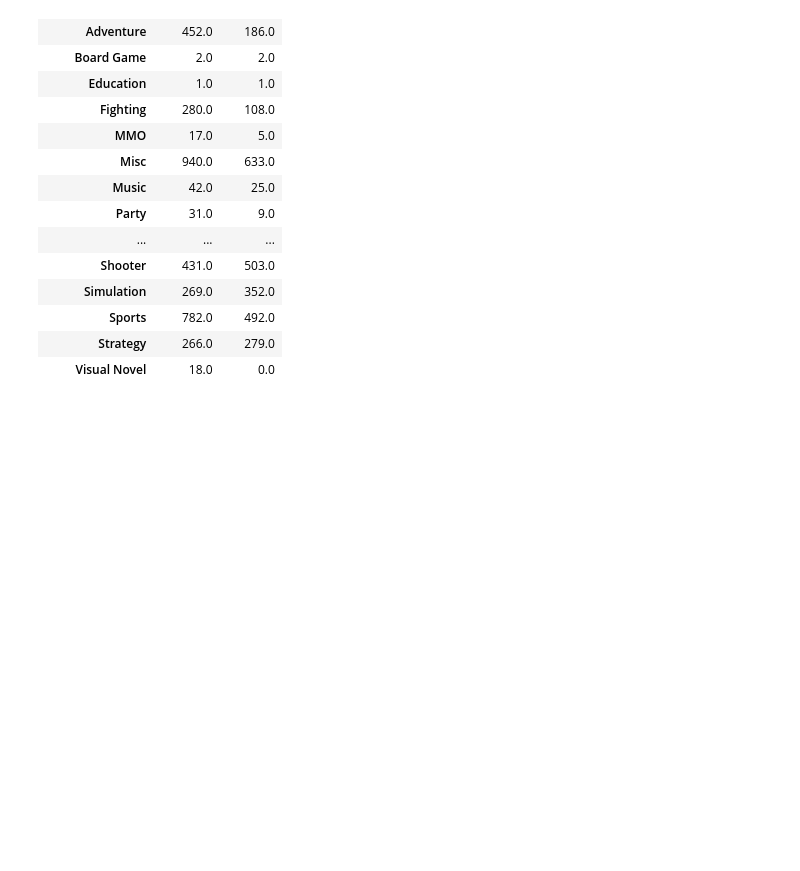
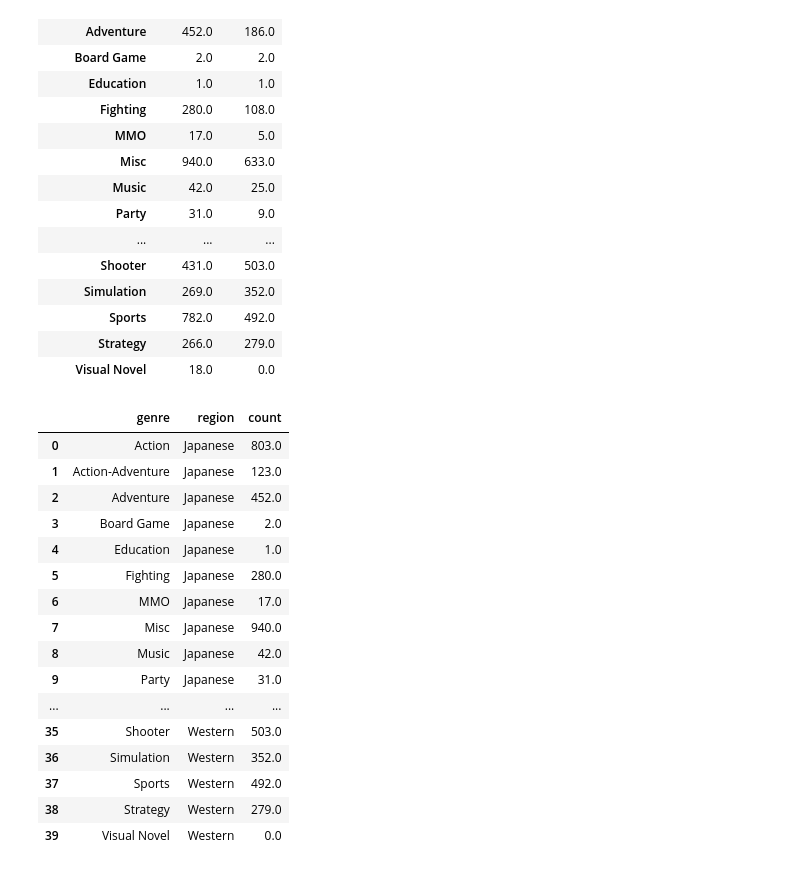
Before and after one commit to PawelG-WWA/Public_Projects, a Jupyter notebook: DataAnalysis/VideoGamesAnalysis/metacritic_analysis.ipynb, the cells around one changed output. Saved outputs shown, nothing was run; the diff lists cells and outputs as text; code cells hidden in the pictures; blank space fills up the shorter version.

```diff
--- a/DataAnalysis/VideoGamesAnalysis/metacritic_analysis.ipynb
+++ b/DataAnalysis/VideoGamesAnalysis/metacritic_analysis.ipynb
@@ -476,6 +465,25 @@ df_regional_releases
 | Visual Novel | 18.0 | 0.0 |
 # %%
 region_comparison = df_regional_releases.reset_index().melt(id_vars='genre', var_name='region', value_name='count')
+region_comparison
+# %% [output]
+|  | genre | region | count |
+| 0 | Action | Japanese | 803.0 |
+| 1 | Action-Adventure | Japanese | 123.0 |
+| 2 | Adventure | Japanese | 452.0 |
+| 3 | Board Game | Japanese | 2.0 |
+| 4 | Education | Japanese | 1.0 |
+| 5 | Fighting | Japanese | 280.0 |
+| 6 | MMO | Japanese | 17.0 |
+| 7 | Misc | Japanese | 940.0 |
+| 8 | Music | Japanese | 42.0 |
+| 9 | Party | Japanese | 31.0 |
+| ... | ... | ... | ... |
+| 35 | Shooter | Western | 503.0 |
+| 36 | Simulation | Western | 352.0 |
+| 37 | Sports | Western | 492.0 |
+| 38 | Strategy | Western | 279.0 |
+| 39 | Visual Novel | Western | 0.0 |
 # %%
 plt = px.bar(region_comparison, x='genre', y='count', color='region')
 plt.show()
```
Also changed, not shown: parts of 9 cells of this notebook, 1 other file.
